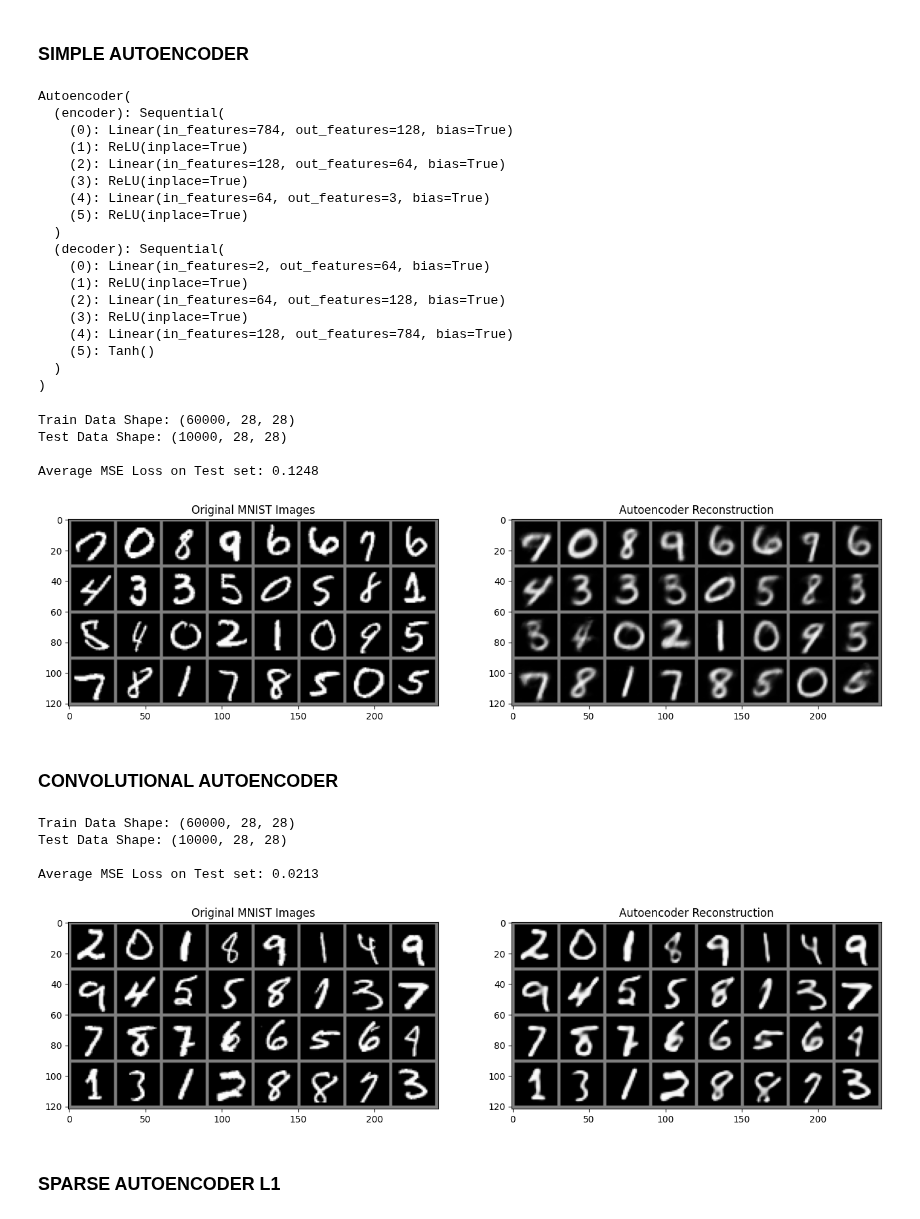
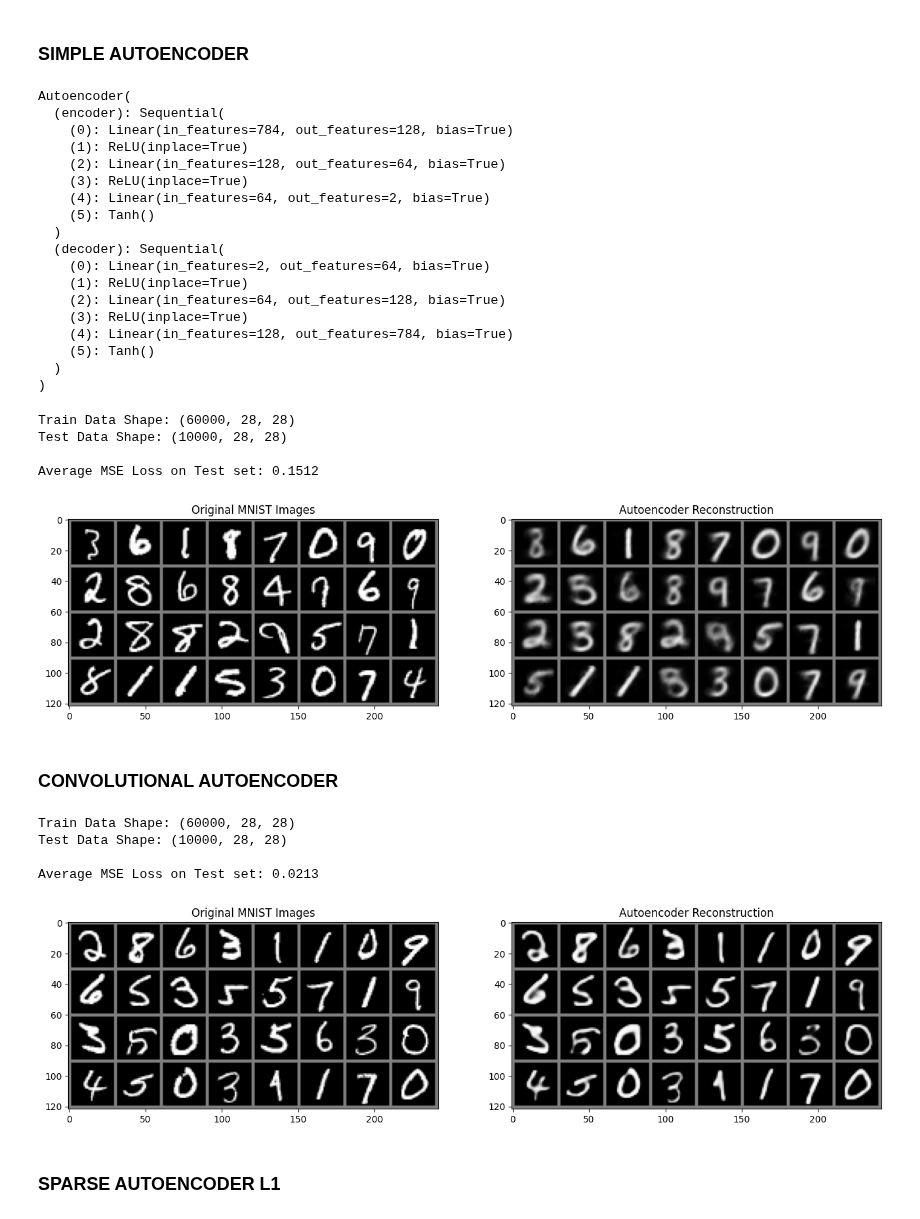
Before and after one commit to FIUBA-Posgrado-Inteligencia-Artificial/aprendizaje_profundo, a Jupyter notebook: clase_7/jupyter_notebooks/Autoencoder.ipynb, the cells around one changed output. Cells and saved outputs as stored; diff of their text form; code cells hidden in the pictures.

```diff
--- a/clase_7/jupyter_notebooks/Autoencoder.ipynb
+++ b/clase_7/jupyter_notebooks/Autoencoder.ipynb
@@ -99,13 +99,13 @@ class Autoencoder(nn.Module):
             nn.ReLU(inplace=True),
             nn.Linear(128, 64),
             nn.ReLU(inplace=True),
-            nn.Linear(64, 3),
+            nn.Linear(64, 2),
             #nn.ReLU(inplace=True)
             nn.Tanh()
         )
 
         self.decoder = nn.Sequential(
-            nn.Linear(3, 64),
+            nn.Linear(2, 64),
             nn.ReLU(inplace=True),
             nn.Linear(64, 128),
             nn.ReLU(inplace=True),
@@ -160,7 +160,7 @@ def evaluation(autoencoder, test_loader):
     if TRAIN_SCRATCH and avg_loss < BEST_VAL:
         BEST_VAL = avg_loss
         #salvado = os.path.join(path, "User/Desktop", "file.txt")
-        torch.save(autoencoder.state_dict(), os.path.join(direccion, "simple_autoencoder_3d_tanh_100.pt"))
+        torch.save(autoencoder.state_dict(), os.path.join(direccion, "nn_simple_autoencoder_2d_tanh_100.pt"))
         print('Save Best Model in HISTORY\n')
 # %%
 autoencoder = Autoencoder()
@@ -172,8 +172,8 @@ Autoencoder(
     (1): ReLU(inplace=True)
     (2): Linear(in_features=128, out_features=64, bias=True)
     (3): ReLU(inplace=True)
-    (4): Linear(in_features=64, out_features=3, bias=True)
-    (5): ReLU(inplace=True)
+    (4): Linear(in_features=64, out_features=2, bias=True)
+    (5): Tanh()
   )
   (decoder): Sequential(
     (0): Linear(in_features=2, out_features=64, bias=True)
@@ -213,36 +213,36 @@ if __name__ == '__main__':
 
     else:
         ####
         #if cuda:
         #  autoencoder.load_state_dict(torch.load(os.path.join(direccion, "simple_autoencoder_3d_tanh.pt")))
         #else:
-        autoencoder.load_state_dict(torch.load(os.path.join(direccion, "simple_autoencoder_3d_tanh_100.pt"), map_location = device))
+        autoencoder.load_state_dict(torch.load(os.path.join(direccion, "nn_simple_autoencoder_2d_tanh_100.pt"), map_location = device))
         ####
         evaluation(autoencoder, test_loader)
 
         autoencoder.cpu()
         dataiter = iter(train_loader)
         images, _ = next(dataiter)
         images = Variable(images[:32])
         outputs = autoencoder(images.view(images.size(0), -1))
 
         # plot and save original and reconstruction images for comparisons
         plt.figure(figsize=(16,8))
         plt.subplot(121)
         plt.title('Original MNIST Images')
         imshow(torchvision.utils.make_grid(images))
         plt.subplot(122)
         plt.title('Autoencoder Reconstruction')
         imshow(torchvision.utils.make_grid(
             outputs.view(images.size(0), 1, 28, 28).data
         ))
         plt.savefig(os.path.join(direccion, "simple_autoencoder.png"))
 # %% [output]
 Train Data Shape: (60000, 28, 28)
 Test Data Shape: (10000, 28, 28)
 
-Average MSE Loss on Test set: 0.1248
+Average MSE Loss on Test set: 0.1512
-[figure, old version]
+[figure, new version]
 # %% [markdown]
 ### CONVOLUTIONAL AUTOENCODER
 # %%
@@ -376,7 +376,7 @@ Train Data Shape: (60000, 28, 28)
 Test Data Shape: (10000, 28, 28)
 
 Average MSE Loss on Test set: 0.0213
-[figure, old version]
+[figure, new version]
 # %% [markdown]
 ### SPARSE AUTOENCODER L1
 # %%
```
Also changed, not shown: parts of 14 cells of this notebook, 8 other files.
